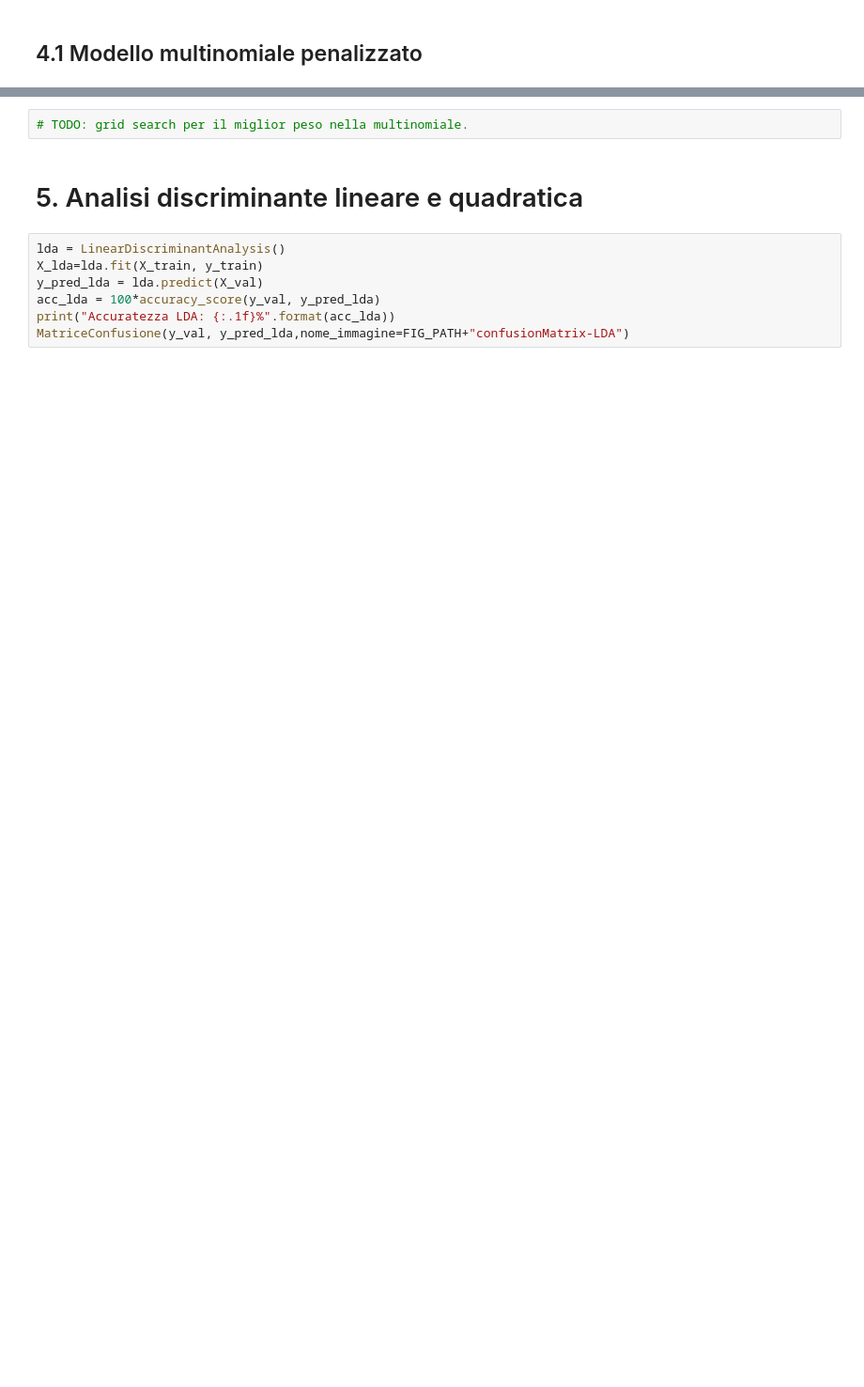
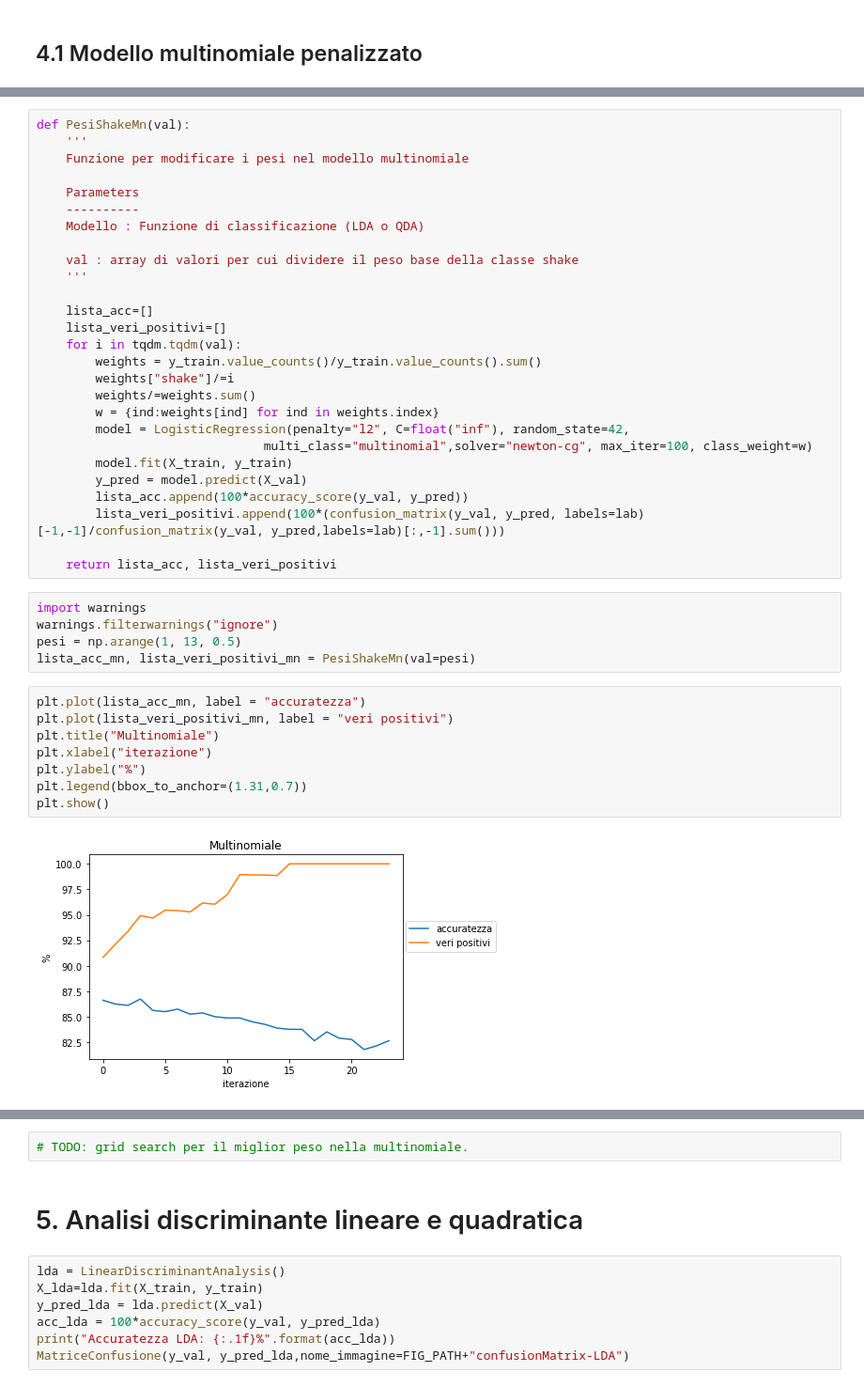
Before and after one commit to DedZago/msbd, a Jupyter notebook: Completo.ipynb, the cells around one changed output, grey strips where cells are left out. Shown at 94% size. Drawn from its saved outputs; the diff is of its cells as text; blank space fills up the shorter version.

Commit message:
pesi multinomiale e update tex

```diff
--- a/Completo.ipynb
+++ b/Completo.ipynb
@@ -166,3 +183,45 @@ w = {ind:weights[ind] for ind in weights.index}
+# %%
+def PesiShakeMn(val):
+    '''
+    Funzione per modificare i pesi nel modello multinomiale
+
+    Parameters
+    ----------
+    Modello : Funzione di classificazione (LDA o QDA)
+
+    val : array di valori per cui dividere il peso base della classe shake
+    '''
+
+    lista_acc=[]
+    lista_veri_positivi=[]
+    for i in tqdm.tqdm(val):
+        weights = y_train.value_counts()/y_train.value_counts().sum()
+        weights["shake"]/=i
+        weights/=weights.sum()
+        w = {ind:weights[ind] for ind in weights.index}
+        model = LogisticRegression(penalty="l2", C=float("inf"), random_state=42,
+                               multi_class="multinomial",solver="newton-cg", max_iter=100, class_weight=w)
+        model.fit(X_train, y_train)
+        y_pred = model.predict(X_val)
+        lista_acc.append(100*accuracy_score(y_val, y_pred))
+        lista_veri_positivi.append(100*(confusion_matrix(y_val, y_pred, labels=lab)[-1,-1]/confusion_matrix(y_val, y_pred,labels=lab)[:,-1].sum()))
+
+    return lista_acc, lista_veri_positivi
+# %%
+import warnings
+warnings.filterwarnings("ignore")
+pesi = np.arange(1, 13, 0.5)
+lista_acc_mn, lista_veri_positivi_mn = PesiShakeMn(val=pesi)
+# %%
+plt.plot(lista_acc_mn, label = "accuratezza")
+plt.plot(lista_veri_positivi_mn, label = "veri positivi")
+plt.title("Multinomiale")
+plt.xlabel("iterazione")
+plt.ylabel("%")
+plt.legend(bbox_to_anchor=(1.31,0.7))
+plt.show()
+# %% [output]
+[figure, added]
 # %%
 glmMult = LogisticRegression(penalty="l2", C=float("inf"), random_state=42, multi_class="multinomial",
                              solver="newton-cg", max_iter=300, class_weight=w)
```
Also changed, not shown: parts of 34 cells of this notebook, 4 other files.
